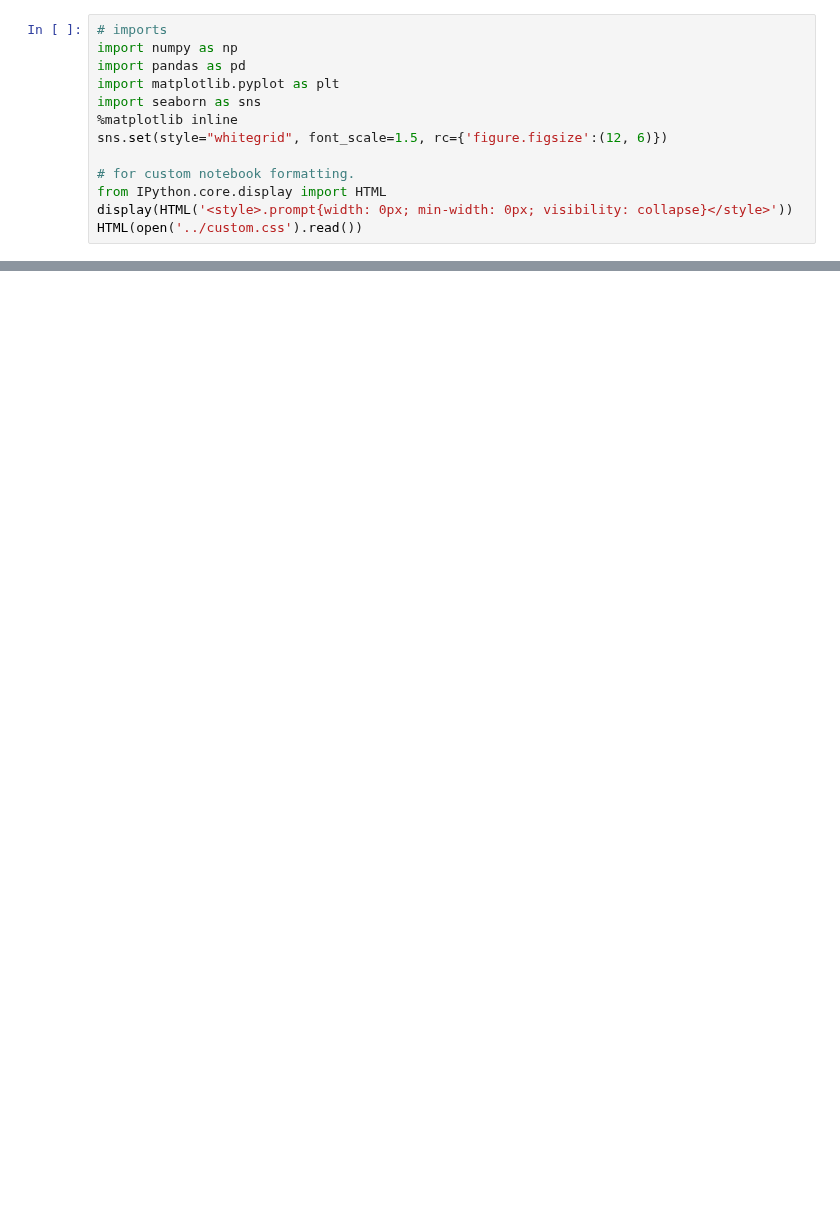
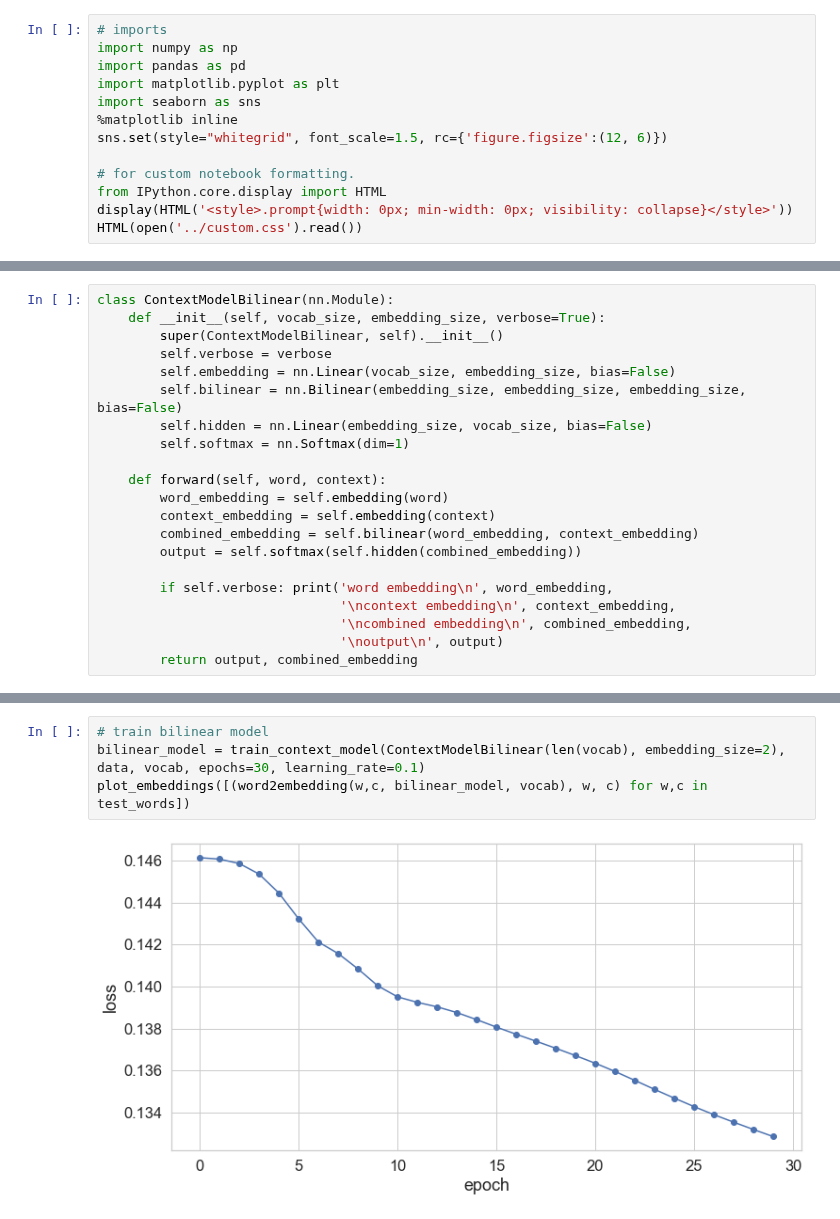
Before and after one commit to tulane-cmps6730/main, a Jupyter notebook: lec/language_models/elmo.ipynb, the cells around one changed output, grey strips where cells are left out. Cells and saved outputs as stored; diff of their text form; blank space fills up the shorter version.

```diff
--- a/lec/language_models/elmo.ipynb
+++ b/lec/language_models/elmo.ipynb
@@ -25,0 +183,21 @@ HTML(open('../custom.css').read())
+# %%
+class ContextModelBilinear(nn.Module):
+    def __init__(self, vocab_size, embedding_size, verbose=True):
+        super(ContextModelBilinear, self).__init__()
+        self.verbose = verbose
+        self.embedding = nn.Linear(vocab_size, embedding_size, bias=False)
+        self.bilinear = nn.Bilinear(embedding_size, embedding_size, embedding_size, bias=False)
+        self.hidden = nn.Linear(embedding_size, vocab_size, bias=False)
+        self.softmax = nn.Softmax(dim=1)
+
+    def forward(self, word, context):
+        word_embedding = self.embedding(word)
+        context_embedding = self.embedding(context)
+        combined_embedding = self.bilinear(word_embedding, context_embedding)
+        output = self.softmax(self.hidden(combined_embedding))
+
+        if self.verbose: print('word embedding\n', word_embedding,
+                               '\ncontext embedding\n', context_embedding,
+                               '\ncombined embedding\n', combined_embedding,
+                               '\noutput\n', output)
+        return output, combined_embedding
@@ -25,0 +367,6 @@ HTML(open('../custom.css').read())
+# %%
+# train bilinear model
+bilinear_model = train_context_model(ContextModelBilinear(len(vocab), embedding_size=2), data, vocab, epochs=30, learning_rate=0.1)
+plot_embeddings([(word2embedding(w,c, bilinear_model, vocab), w, c) for w,c in test_words])
+# %% [output]
+[figure, added]
```
Also changed, not shown: parts of 33 cells of this notebook, 8 other files.
